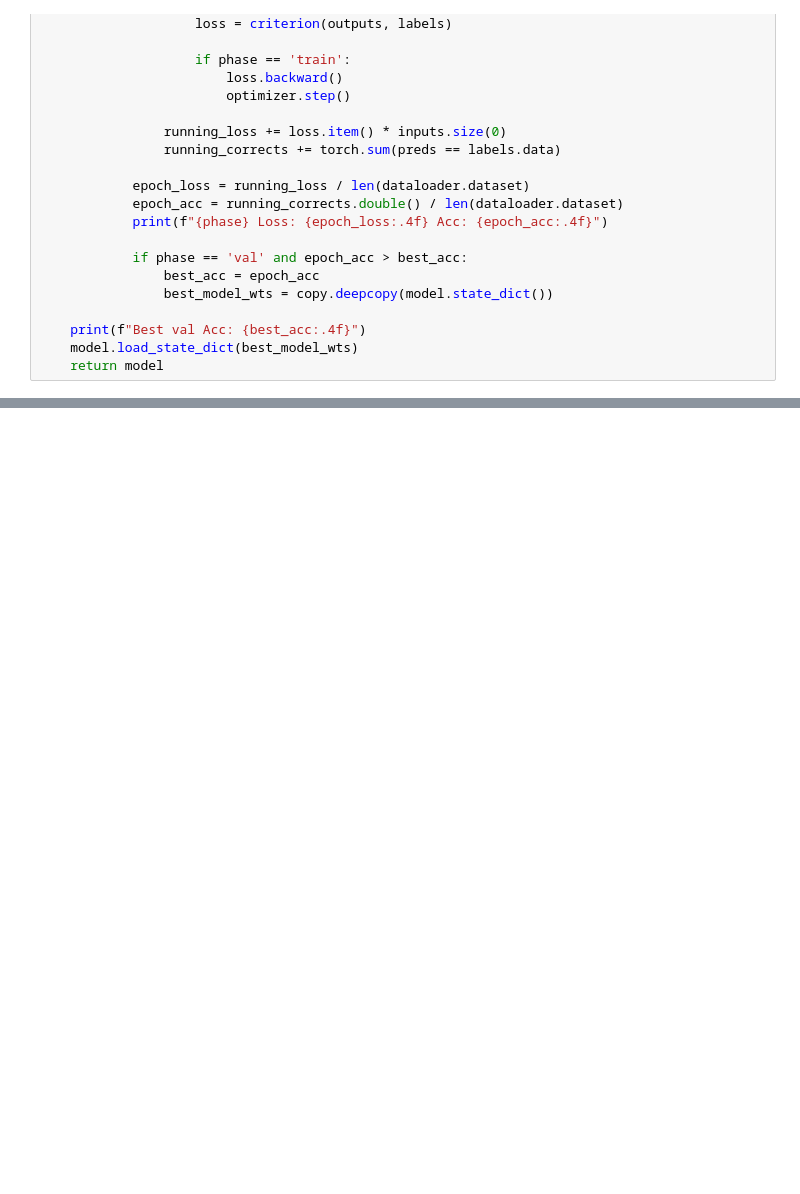
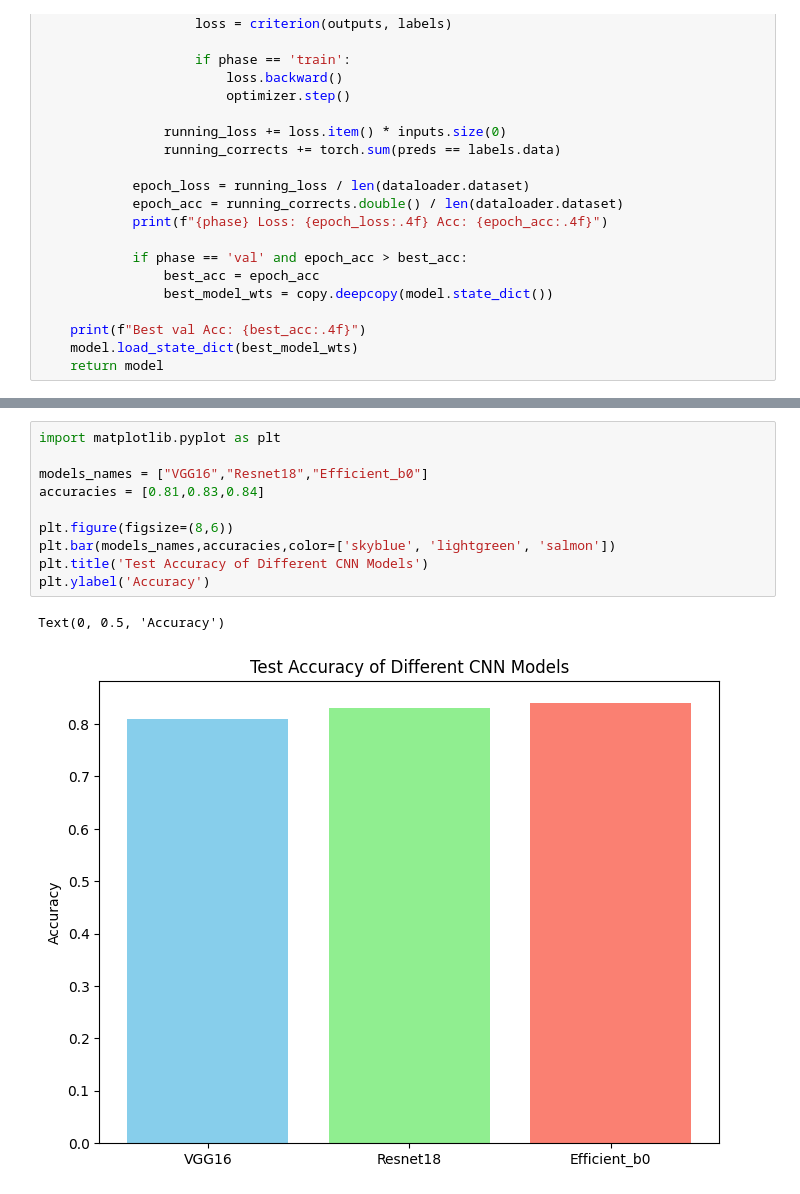
Before and after one commit to ayushzzzz/Comparative-Study-of-CNN-Architectures-VGG16-ResNet-EfficientNet-, a Jupyter notebook: model.ipynb, the cells around one changed output, grey strips where cells are left out. Drawn from its saved outputs; the diff is of its cells as text; blank space fills up the shorter version.

Commit message:
model update

```diff
--- a/model.ipynb
+++ b/model.ipynb
@@ -202,0 +203,13 @@ EFFICIENTNET_B0 Test Accuracy: 0.8029
+# %%
+import matplotlib.pyplot as plt
+
+models_names = ["VGG16","Resnet18","Efficient_b0"]
+accuracies = [0.81,0.83,0.84]
+
+plt.figure(figsize=(8,6))
+plt.bar(models_names,accuracies,color=['skyblue', 'lightgreen', 'salmon'])
+plt.title('Test Accuracy of Different CNN Models')
+plt.ylabel('Accuracy')
+# %% [output]
+Text(0, 0.5, 'Accuracy')
+[figure, added]
```
Also changed, not shown: parts of 4 cells of this notebook.
